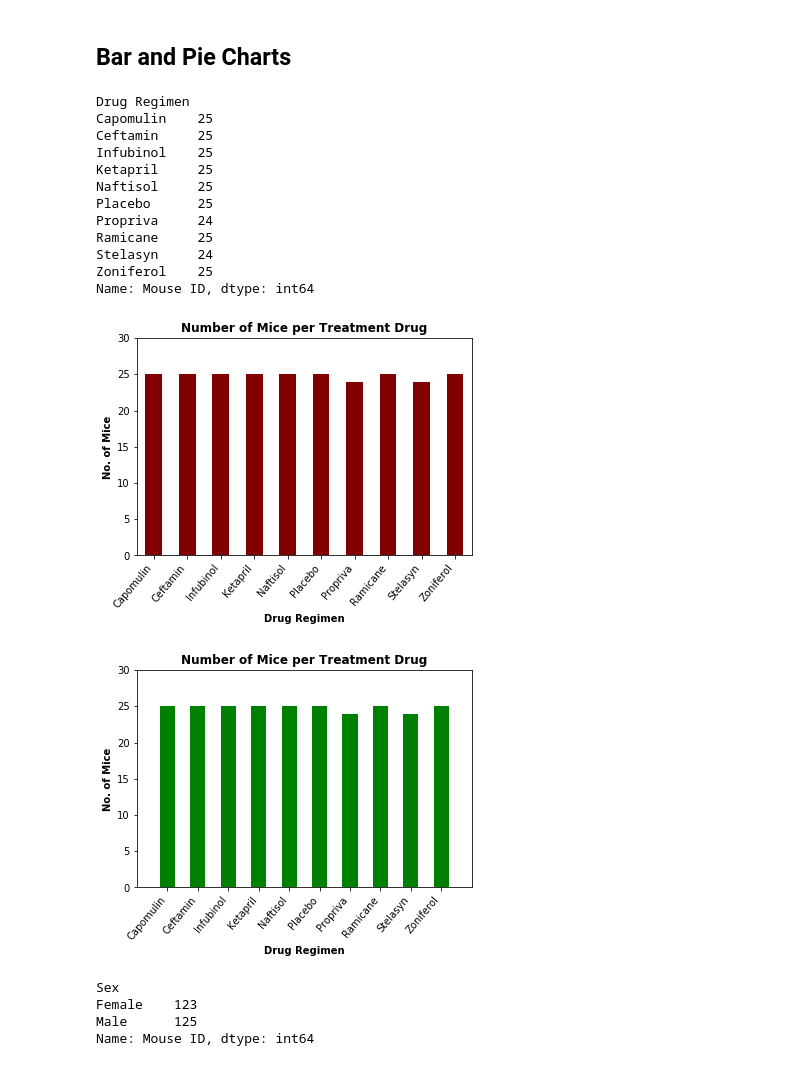
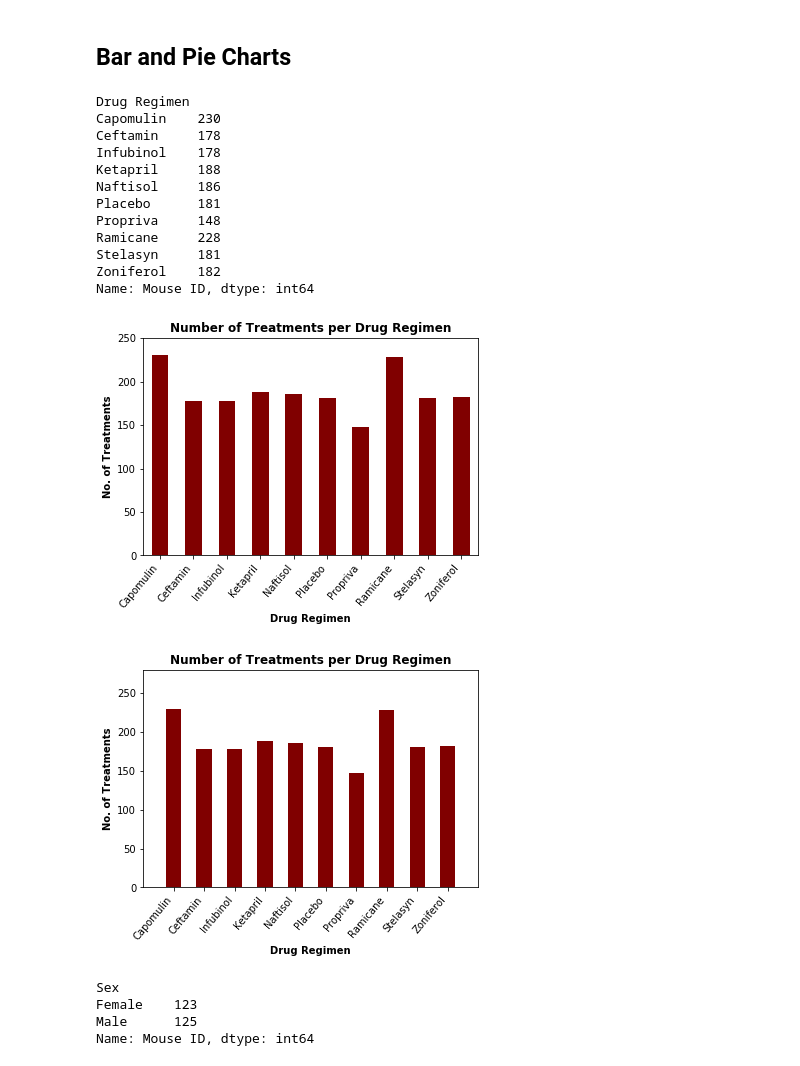
Before and after one commit to Michelin96/matplotlib-challenge, a Jupyter notebook: Pymaceuticals/pymaceuticals.ipynb, the cells around one changed output. Drawn from its saved outputs; the diff is of its cells as text; code cells hidden in the pictures.

Commit message:
changed data output for bar charts

```diff
--- a/Pymaceuticals/pymaceuticals.ipynb
+++ b/Pymaceuticals/pymaceuticals.ipynb
@@ -184,52 +184,52 @@ tumor_volume_summary
 ## Bar and Pie Charts
 # %%
 # Find the count of mice used for each drug regimen
-mouse_study_count = mouse_study_cleaned.groupby(["Drug Regimen"])["Mouse ID"].nunique()
+mouse_study_count = mouse_study_cleaned.groupby(["Drug Regimen"])["Mouse ID"].count()
 mouse_study_count
 # %% [output]
 Drug Regimen
-Capomulin    25
-Ceftamin     25
-Infubinol    25
-Ketapril     25
-Naftisol     25
-Placebo      25
-Propriva     24
-Ramicane     25
-Stelasyn     24
-Zoniferol    25
+Capomulin    230
+Ceftamin     178
+Infubinol    178
+Ketapril     188
+Naftisol     186
+Placebo      181
+Propriva     148
+Ramicane     228
+Stelasyn     181
+Zoniferol    182
 Name: Mouse ID, dtype: int64
 # %%
 # Generate a bar plot showing the total number of mice for each treatment throughout the course of the study using pandas.
 mouse_study_count.plot(kind="bar", color="maroon", width=.5)
 plt.xlabel("Drug Regimen", fontweight="black")
-plt.ylabel("No. of Mice", fontweight="black")
-plt.title("Number of Mice per Treatment Drug", fontweight="black")
+plt.ylabel("No. of Treatments", fontweight="black")
+plt.title("Number of Treatments per Drug Regimen", fontweight="black")
 #Rotation and horizontal alligment of the drug labels
 plt.xticks(rotation=50, ha='right')
-plt.yticks(np.arange(0, 35, 5))
+plt.yticks(np.arange(0, 300, 50))
 plt.show()
 # %% [output]
-[figure, old version]
+[figure, new version]
 # %%
 # Generate a bar plot showing the total number of mice for each treatment throughout the course of the study using pyplot.
-all_treatments = mouse_study_cleaned.groupby(["Drug Regimen"])["Mouse ID"].nunique()
+all_treatments = mouse_study_cleaned.groupby(["Drug Regimen"])["Mouse ID"].count()
 
 # Create a dataframe from the grouped data and reset the index
 treatments_and_mice = all_treatments.to_frame().reset_index()
 
 #Plot and customize the bar chart
-plt.bar(treatments_and_mice["Drug Regimen"], treatments_and_mice["Mouse ID"], align="center", color="green", width =.5)
+plt.bar(treatments_and_mice["Drug Regimen"], treatments_and_mice["Mouse ID"], align="center", color="maroon", width =.5)
 plt.xlim(-1, len(all_treatments))
-plt.ylim(0, max(treatments_and_mice["Mouse ID"])+5)
+plt.ylim(0, max(treatments_and_mice["Mouse ID"])+50)
 plt.xlabel("Drug Regimen", fontweight="black")
-plt.ylabel("No. of Mice", fontweight="black")
-plt.title("Number of Mice per Treatment Drug", fontweight="black")
+plt.ylabel("No. of Treatments", fontweight="black")
+plt.title("Number of Treatments per Drug Regimen", fontweight="black")
 #Rotation and horizontal alligment of the drug labels
 plt.xticks(rotation=50, ha='right')
 plt.show()
 # %% [output]
-[figure, old version]
+[figure, new version]
 # %%
 gender_distribution = mouse_study_cleaned.groupby(["Sex"])["Mouse ID"].nunique()
 gender_distribution
```
